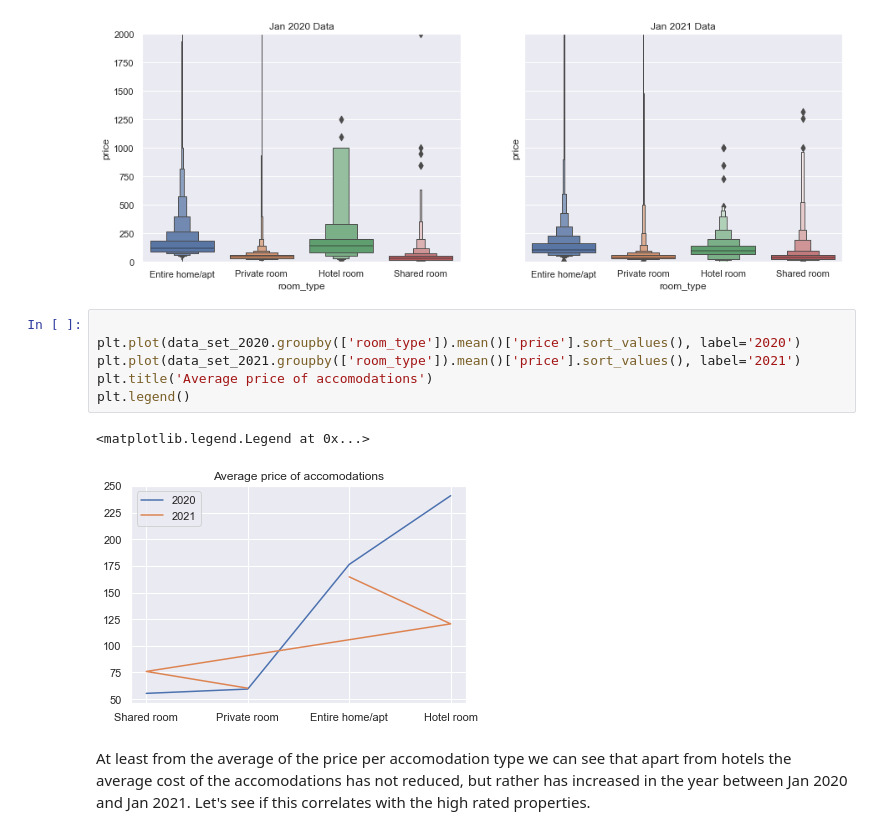
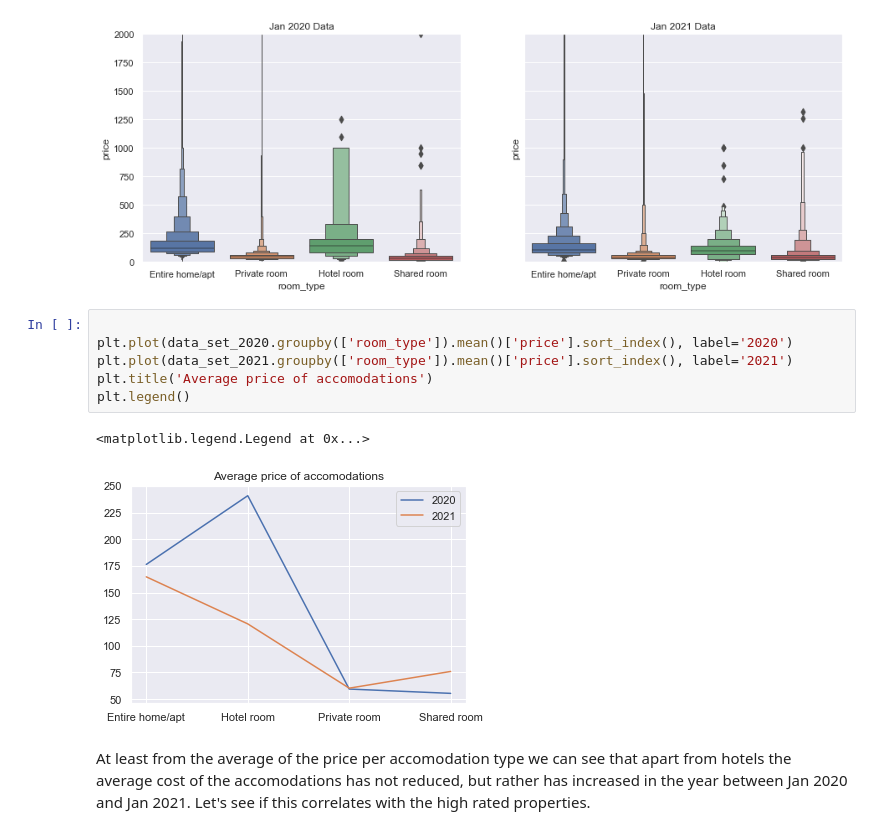
Before and after one commit to shristov1/Covid19_data_analysis, a Jupyter notebook: AirBnB London.ipynb, the cells around one changed output. Saved outputs shown, nothing was run; the diff lists cells and outputs as text.

```diff
--- a/AirBnB London.ipynb
+++ b/AirBnB London.ipynb
@@ -162,13 +189,13 @@ Text(0.5, 1.0, 'Jan 2021 Data')
 [figure]
 # %%
 
-plt.plot(data_set_2020.groupby(['room_type']).mean()['price'].sort_values(), label='2020')
-plt.plot(data_set_2021.groupby(['room_type']).mean()['price'].sort_values(), label='2021')
+plt.plot(data_set_2020.groupby(['room_type']).mean()['price'].sort_index(), label='2020')
+plt.plot(data_set_2021.groupby(['room_type']).mean()['price'].sort_index(), label='2021')
 plt.title('Average price of accomodations')
 plt.legend()
 # %% [output]
 <matplotlib.legend.Legend at 0x...>
-[figure, old version]
+[figure, new version]
 # %% [markdown]
 At least from the average of the price per accomodation type we can see that apart from hotels the average cost of the accomodations has not reduced, but rather has increased in the year between Jan 2020 and Jan 2021. Let's see if this correlates with the high rated properties.
 # %%
```
Also changed, not shown: parts of 7 cells of this notebook.
